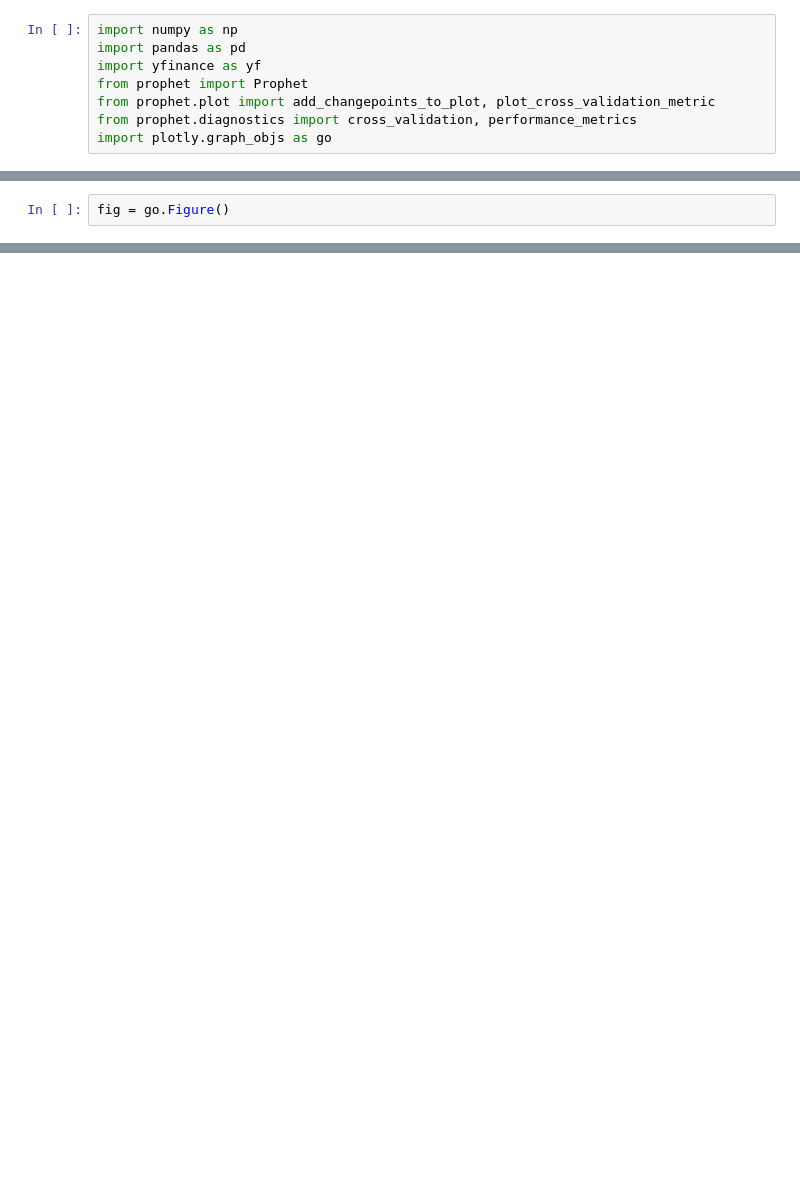
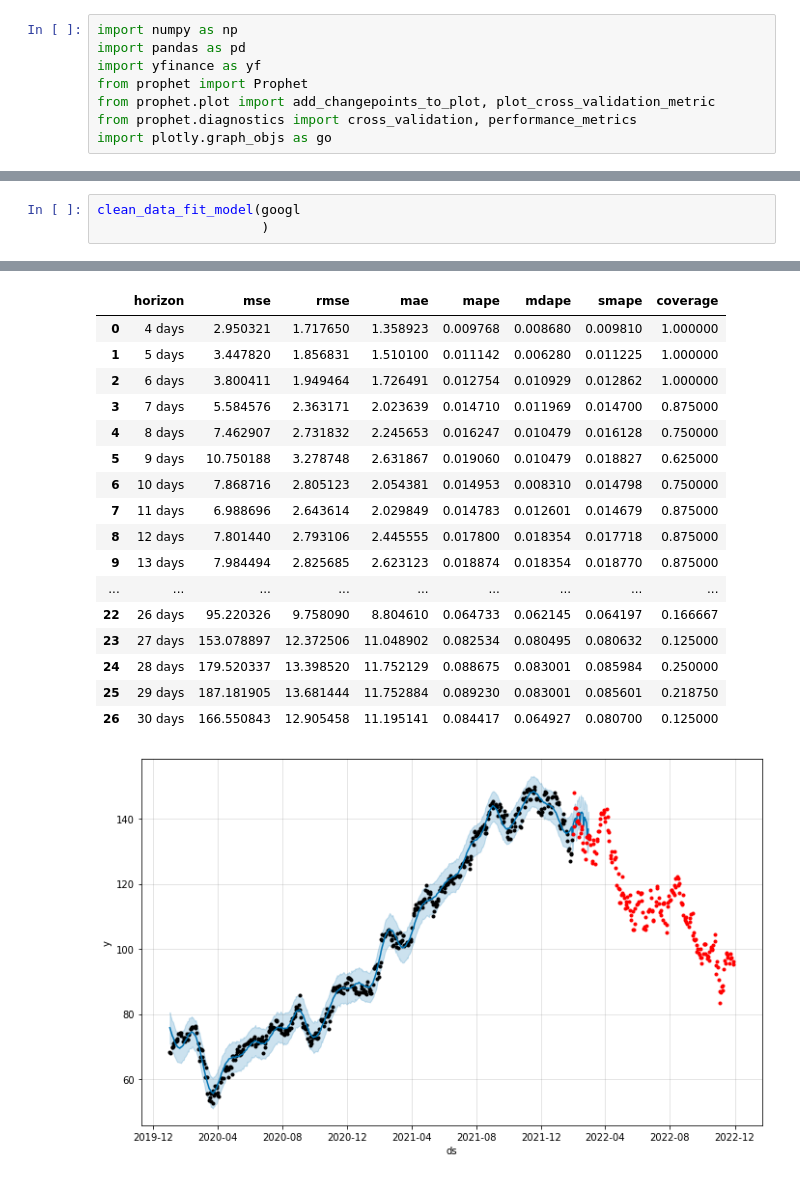
Before and after one commit to SahajTC/A-Fire-Inside, a Jupyter notebook: FbProphet_Bitcoin_price_prediction.ipynb, the cells around one changed output, grey strips where cells are left out. Cells and saved outputs as stored; diff of their text form; blank space fills up the shorter version.

```diff
--- a/FbProphet_Bitcoin_price_prediction.ipynb
+++ b/FbProphet_Bitcoin_price_prediction.ipynb
@@ -46,2 +30,0 @@ data.head()
-# %%
-fig = go.Figure()
@@ -169,0 +272,4 @@ casting timedelta64[ns] values to int64 with .astype(...) is deprecated and will
+# %%
+clean_data_fit_model(googl
+                     )
+# %% [output]
@@ -169,0 +323,18 @@ casting timedelta64[ns] values to int64 with .astype(...) is deprecated and will
+|  | horizon | mse | rmse | mae | mape | mdape | smape | coverage |
+| 0 | 4 days | 2.950321 | 1.717650 | 1.358923 | 0.009768 | 0.008680 | 0.009810 | 1.000000 |
+| 1 | 5 days | 3.447820 | 1.856831 | 1.510100 | 0.011142 | 0.006280 | 0.011225 | 1.000000 |
+| 2 | 6 days | 3.800411 | 1.949464 | 1.726491 | 0.012754 | 0.010929 | 0.012862 | 1.000000 |
+| 3 | 7 days | 5.584576 | 2.363171 | 2.023639 | 0.014710 | 0.011969 | 0.014700 | 0.875000 |
+| 4 | 8 days | 7.462907 | 2.731832 | 2.245653 | 0.016247 | 0.010479 | 0.016128 | 0.750000 |
+| 5 | 9 days | 10.750188 | 3.278748 | 2.631867 | 0.019060 | 0.010479 | 0.018827 | 0.625000 |
+| 6 | 10 days | 7.868716 | 2.805123 | 2.054381 | 0.014953 | 0.008310 | 0.014798 | 0.750000 |
+| 7 | 11 days | 6.988696 | 2.643614 | 2.029849 | 0.014783 | 0.012601 | 0.014679 | 0.875000 |
+| 8 | 12 days | 7.801440 | 2.793106 | 2.445555 | 0.017800 | 0.018354 | 0.017718 | 0.875000 |
+| 9 | 13 days | 7.984494 | 2.825685 | 2.623123 | 0.018874 | 0.018354 | 0.018770 | 0.875000 |
+| ... | ... | ... | ... | ... | ... | ... | ... | ... |
+| 22 | 26 days | 95.220326 | 9.758090 | 8.804610 | 0.064733 | 0.062145 | 0.064197 | 0.166667 |
+| 23 | 27 days | 153.078897 | 12.372506 | 11.048902 | 0.082534 | 0.080495 | 0.080632 | 0.125000 |
+| 24 | 28 days | 179.520337 | 13.398520 | 11.752129 | 0.088675 | 0.083001 | 0.085984 | 0.250000 |
+| 25 | 29 days | 187.181905 | 13.681444 | 11.752884 | 0.089230 | 0.083001 | 0.085601 | 0.218750 |
+| 26 | 30 days | 166.550843 | 12.905458 | 11.195141 | 0.084417 | 0.064927 | 0.080700 | 0.125000 |
+[figure, added]
```
Also changed, not shown: parts of 20 cells of this notebook.
